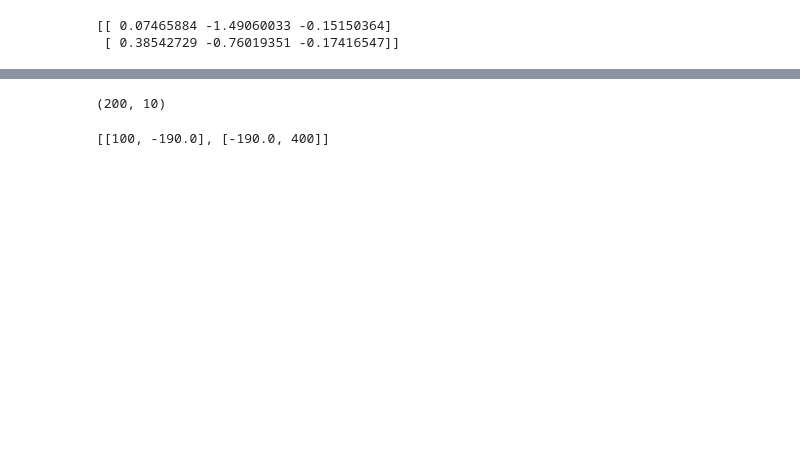
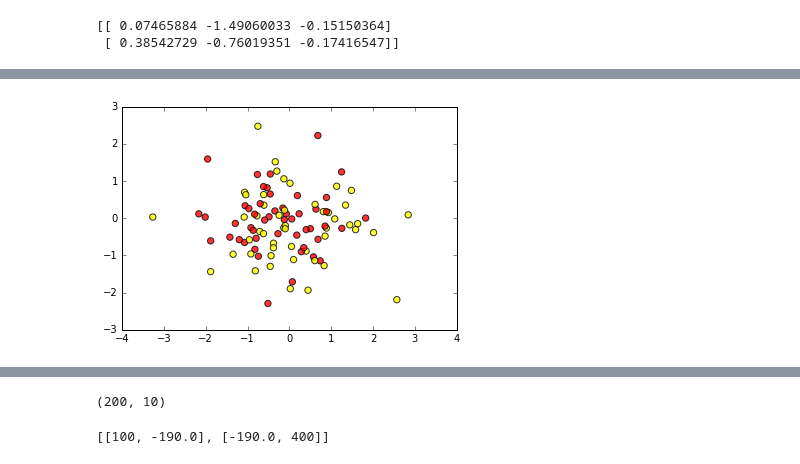
Before and after one commit to sambuddha-roy/presentations, a Jupyter notebook: Veritas.Aug1.2016/Day1_prelims.ipynb, the cells around one changed output, grey strips where cells are left out. Cells and saved outputs as stored; diff of their text form; code cells hidden in the pictures; blank space fills up the shorter version.

```diff
--- a/Veritas.Aug1.2016/Day1_prelims.ipynb
+++ b/Veritas.Aug1.2016/Day1_prelims.ipynb
@@ -99,0 +157,15 @@ print b
+# %%
+N = 100
+x = np.random.randn(N)
+y = np.random.randn(N)
+colors = np.random.rand(N)
+colors_used = [2, 3]
+colors_used = ['yellow', 'red']
+colors = colors_used*(N/len(colors_used))
+area = np.pi * (15 * np.random.rand(N))**2  # 0 to 15 point radiuses
+
+#plt.scatter(x, y, s=area, c=colors, alpha=0.5)
+plt.scatter(x, y, s = 40, c = colors, alpha = 0.8, cmap='gist_earth')
+plt.show()
+# %% [output]
+[figure, added]
```
Also changed, not shown: parts of 20 cells of this notebook.
